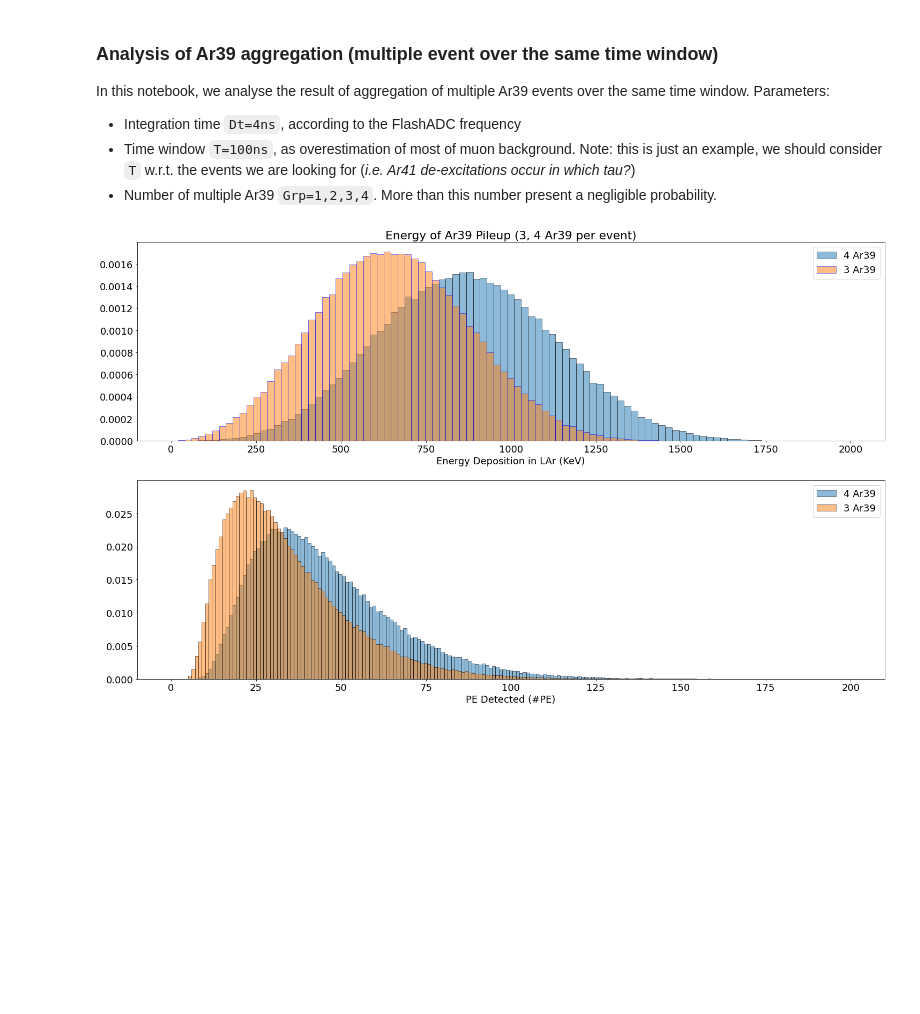
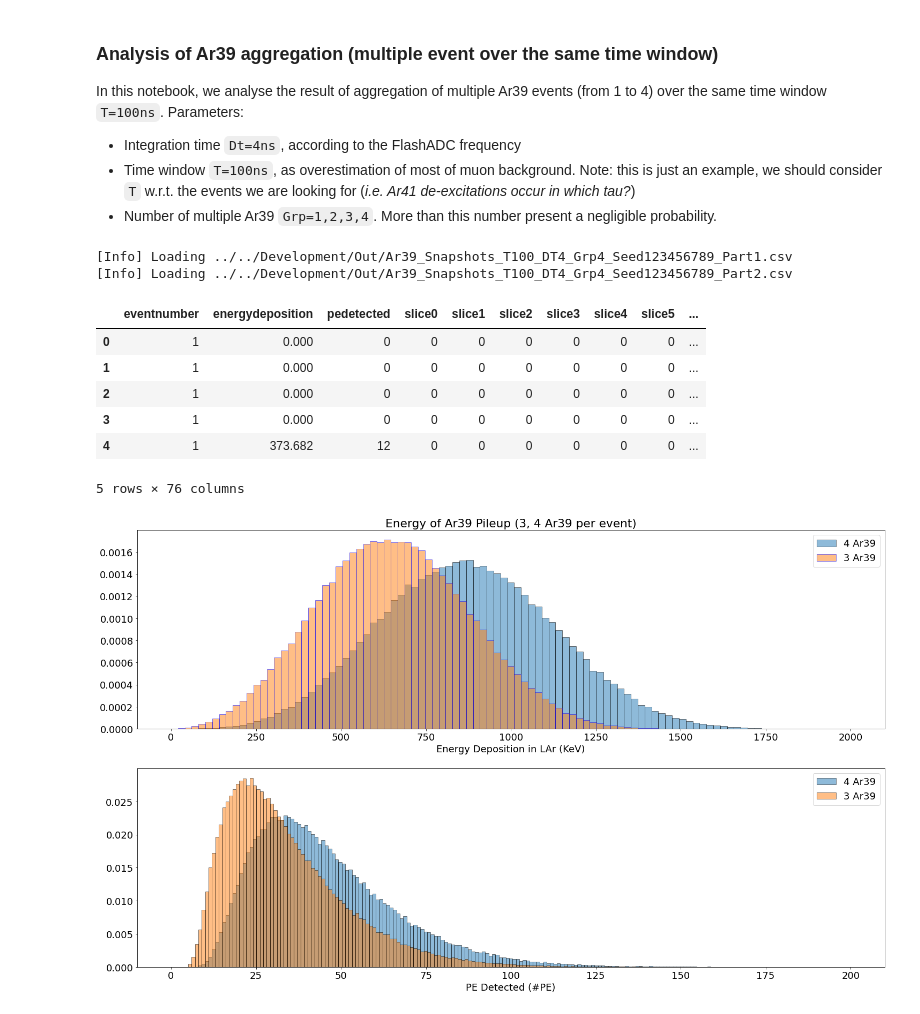
Before and after one commit to luigiberducci/ML4NP, a Jupyter notebook: Notebooks/ComparisonAr39Pileups/analysis_pileups_1_2_3_4_ar39_over_100ns.ipynb, the cells around one changed output. Cells and saved outputs as stored; diff of their text form; code cells hidden in the pictures; blank space fills up the shorter version.

Commit message:
rearrange organization in notebook dir

```diff
--- a/Notebooks/analysis_aggregated_ar39.ipynb
+++ b/Notebooks/ComparisonAr39Pileups/analysis_pileups_1_2_3_4_ar39_over_100ns.ipynb
@@ -1,6 +1,6 @@
 # %% [markdown]
 ### Analysis of Ar39 aggregation (multiple event over the same time window)
-In this notebook, we analyse the result of aggregation of multiple Ar39 events over the same time window.
+In this notebook, we analyse the result of aggregation of multiple Ar39 events (from 1 to 4) over the same time window `T=100ns`.
 Parameters:
 - Integration time `Dt=4ns`, according to the FlashADC frequency
 - Time window `T=100ns`, as overestimation of most of muon background. Note: this is just an example, we should consider `T` w.r.t. the events we are looking for (*i.e. Ar41 de-excitations occur in which tau?*)
@@ -10,15 +10,45 @@ import os, numpy as np, pandas as pd
 import matplotlib.pyplot as plt
 plt.rcParams['figure.figsize'] = [25, 15]
 plt.rcParams.update({'font.size': 18})
-# %%
-# Aggregation of 4 Ar39 decays for each snapshot
-dirin = os.path.join("..", "Development", "Out")
-filename = "Ar39_Snapshots_T100_DT4_Grp4_Seed123456789.csv"
-
-colnames = ["eventnumber", "energydeposition", "pedetected"]
-for i in range(72):
-    colnames.append("slice{}".format(i))
-df4 = pd.read_csv(os.path.join(dirin, filename), comment='#', names=colnames, index_col=False)
+# %%
+def load_dataframe_from_files(dirin, fileprefix):
+    import glob
+    files = glob.glob(os.path.join(dirin, fileprefix))
+    print("[Info] Loading {}".format(files[0]))
+    df = pd.read_csv(os.path.join(dirin, files[0]), comment='#', index_col=False)
+    for file in files[1:]:
+        print("[Info] Loading {}".format(file))
+        dftmp = pd.read_csv(os.path.join(dirin, file), comment='#', index_col=False)
+        df = pd.concat([df, dftmp])
+    return df
+# %%
+# Aggregation of 4 Ar39 decays for each snapshot
+dirin = os.path.join("..", "..", "Development", "Out")
+prefix_1Ar39_files = "Ar39_Snapshots_T100_DT4_Grp1_Seed123456789_Part1.csv"
+prefix_2Ar39_files = "Ar39_Snapshots_T100_DT4_Grp2_Seed123456789_Part1.csv"
+prefix_3Ar39_files = "Ar39_Snapshots_T100_DT4_Grp3_Seed123456789_Part1.csv"
+prefix_4Ar39_files = "Ar39_Snapshots_T100_DT4_Grp4_Seed123456789_Part1.csv"
+
+df1 = load_dataframe_from_files(dirin, prefix_1Ar39_files)
+df2 = load_dataframe_from_files(dirin, prefix_2Ar39_files)
+df3 = load_dataframe_from_files(dirin, prefix_3Ar39_files)
+df4 = load_dataframe_from_files(dirin, prefix_4Ar39_files)
+
+print("[Info] Loaded datasets")
+print("[Info] 1 Ar39: {} events".format(df1.eventnumber.nunique()))
+print("[Info] 2 Ar39: {} events".format(df2.eventnumber.nunique()))
+print("[Info] 3 Ar39: {} events".format(df3.eventnumber.nunique()))
+print("[Info] 4 Ar39: {} events".format(df4.eventnumber.nunique()))
+# %% [output]
+[Info] Loading ../../Development/Out/Ar39_Snapshots_T100_DT4_Grp4_Seed123456789_Part1.csv
+[Info] Loading ../../Development/Out/Ar39_Snapshots_T100_DT4_Grp4_Seed123456789_Part2.csv
+|  | eventnumber | energydeposition | pedetected | slice0 | slice1 | slice2 | slice3 | slice4 | slice5 | ... |
+| 0 | 1 | 0.000 | 0 | 0 | 0 | 0 | 0 | 0 | 0 | ... |
+| 1 | 1 | 0.000 | 0 | 0 | 0 | 0 | 0 | 0 | 0 | ... |
+| 2 | 1 | 0.000 | 0 | 0 | 0 | 0 | 0 | 0 | 0 | ... |
+| 3 | 1 | 0.000 | 0 | 0 | 0 | 0 | 0 | 0 | 0 | ... |
+| 4 | 1 | 373.682 | 12 | 0 | 0 | 0 | 0 | 0 | 0 | ... |
+5 rows × 76 columns
 # %%
 # Aggregation of 4 Ar39 decays for each snapshot
 dirin = os.path.join("..", "Development", "Out")
```
